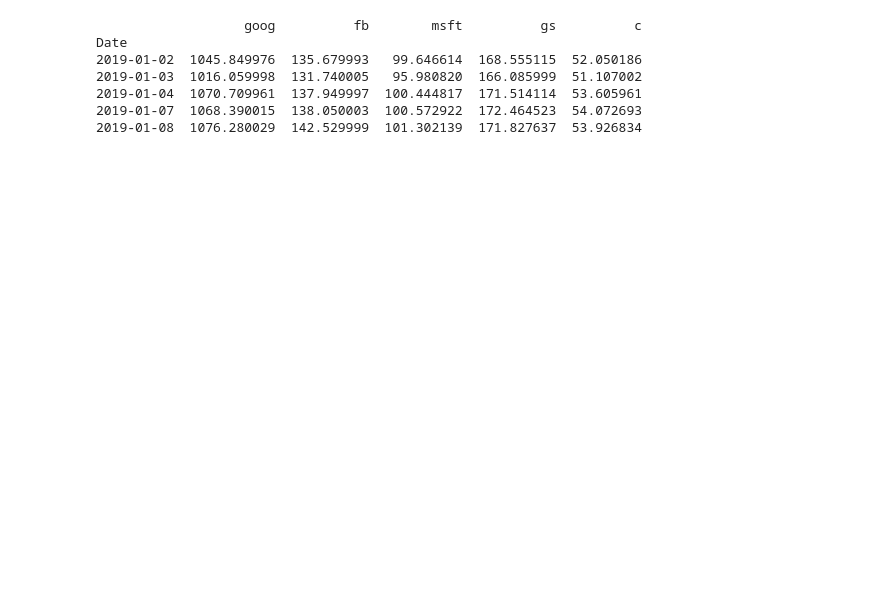
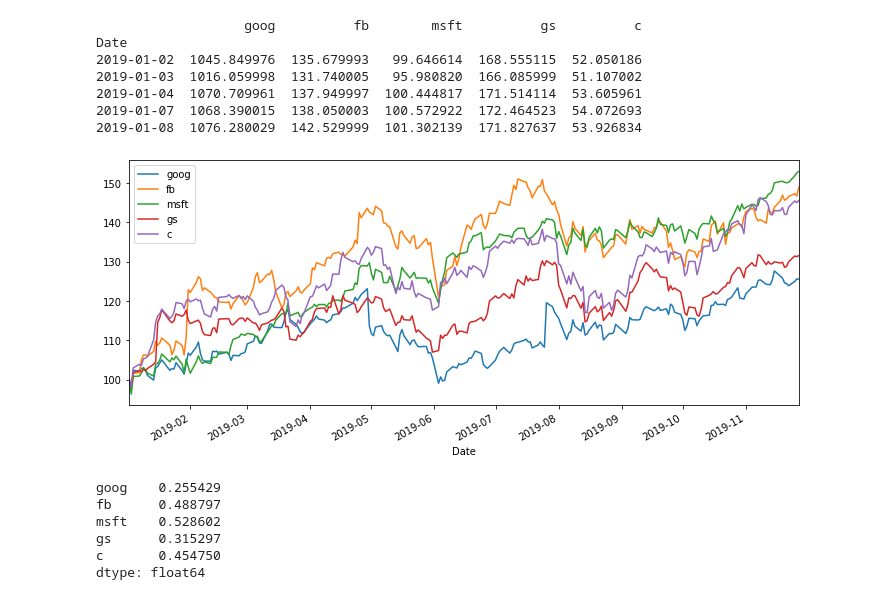
Before and after one commit to msv69/blogmaterials, a Jupyter notebook: Ffn.ipynb, the cells around one changed output. Drawn from its saved outputs; the diff is of its cells as text; code cells hidden in the pictures; blank space fills up the shorter version.

```diff
--- a/Ffn.ipynb
+++ b/Ffn.ipynb
@@ -34,3 +65,16 @@ Date
 2019-01-04  1070.709961  137.949997  100.444817  171.514114  53.605961
 2019-01-07  1068.390015  138.050003  100.572922  172.464523  54.072693
 2019-01-08  1076.280029  142.529999  101.302139  171.827637  53.926834
+# %%
+ax = data.rebase().plot(figsize=(12,5))
+# %% [output]
+[figure, added]
+# %%
+f.calc_total_return(data)
+# %% [output]
+goog    0.255429
+fb      0.488797
+msft    0.528602
+gs      0.315297
+c       0.454750
+dtype: float64
```
Also changed, not shown: parts of 10 cells of this notebook.
